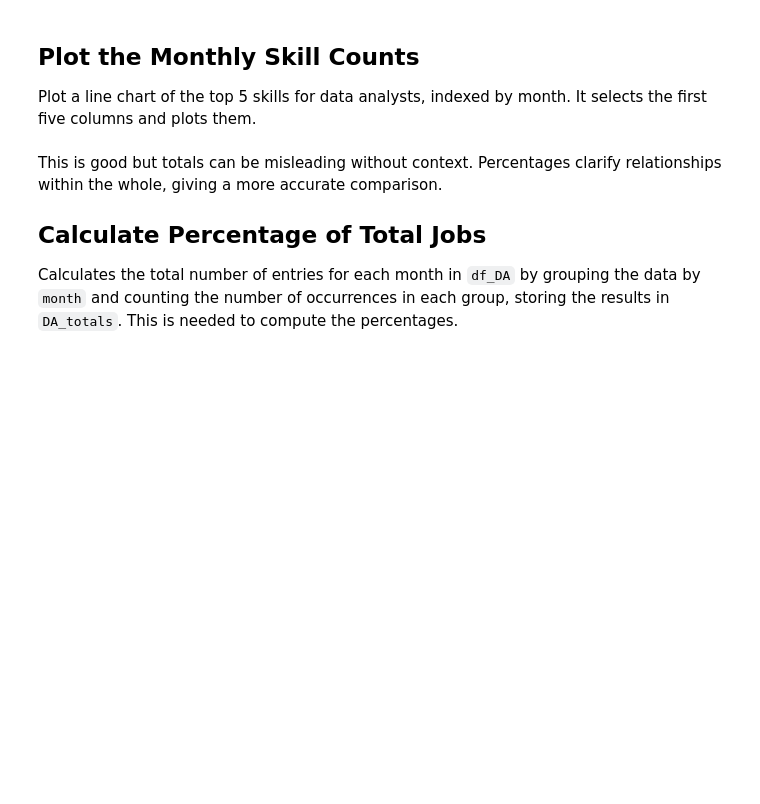
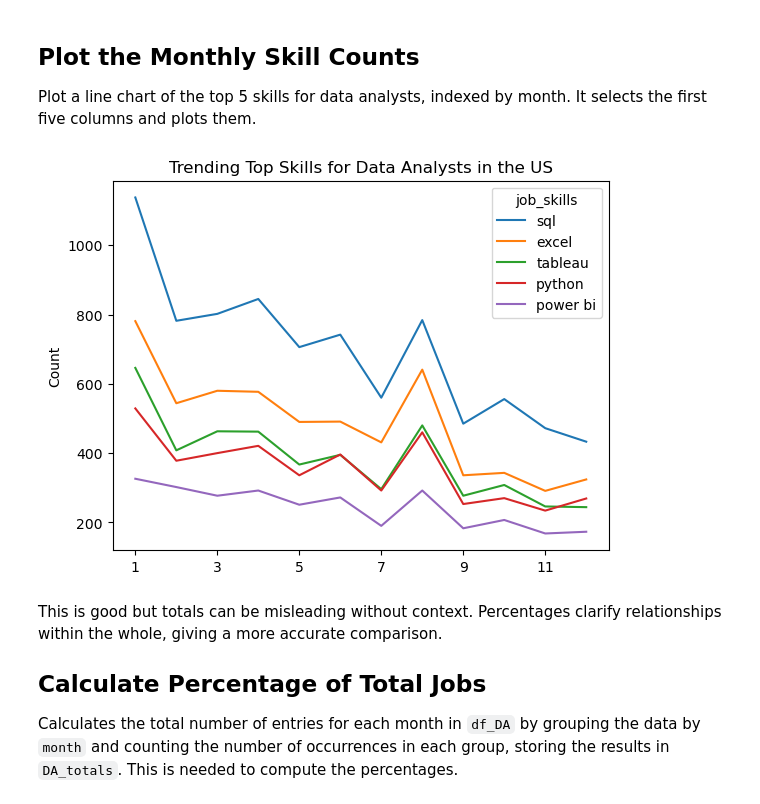
Before and after one commit to boumhamdifatima/data_science, a Jupyter notebook: 3_Project/3_Skills_Trend.ipynb, the cells around one changed output. Saved outputs shown, nothing was run; the diff lists cells and outputs as text; code cells hidden in the pictures; blank space fills up the shorter version.

```diff
--- a/3_Project/3_Skills_Trend.ipynb
+++ b/3_Project/3_Skills_Trend.ipynb
@@ -43,3 +43,8 @@ df_DA_US_explode = df_DA_US.explode('job_skills')
 ##  Pivot in Prep for Plotting
 
 Create a pivot table from the `df_DA_US_explode`, setting `month` as the index, `job_skills` as the columns, and fills missing entries with zero.
+# %%
+# Group by month and job_skills
+df_DA_US_pivot = df_DA_US_explode.pivot_table(index='job_posted_month_no', columns='job_skills',  aggfunc='size', fill_value=0)
+
+df_DA_US_pivot
@@ -47,3 +68,10 @@ Create a pivot table from the `df_DA_US_explode`, setting `month` as the index,
 ##  Sort columns by count and change month numbers to names
 
 It adds a new row labeled `Total` that sums up counts across all months for each skill. Finally, it reorders the columns based on the total counts, displaying them from highest to lowest, and shows the updated pivot table.
+# %%
+# sorts by count
+df_DA_US_pivot.loc['Total'] = df_DA_US_pivot.sum()
+df_DA_US_pivot = df_DA_US_pivot[df_DA_US_pivot.loc['Total'].sort_values(ascending=False).index]
+df_DA_US_pivot = df_DA_US_pivot.drop('Total')
+
+df_DA_US_pivot
@@ -51,6 +95,15 @@ It adds a new row labeled `Total` that sums up counts across all months for each
 ##  Plot the Monthly Skill Counts
 
 Plot a line chart of the top 5 skills for data analysts, indexed by month. It selects the first five columns and plots them.
+# %%
+df_DA_US_pivot.iloc[:, :5].plot(kind='line')
+
+plt.title('Trending Top Skills for Data Analysts in the US')
+plt.ylabel('Count')
+plt.xlabel('')
+plt.show()
+# %% [output]
+[figure, added]
 # %% [markdown]
 This is good but totals can be misleading without context. Percentages clarify relationships within the whole, giving a more accurate comparison.
 
```
Also changed, not shown: parts of 5 cells of this notebook, 8 other files.
